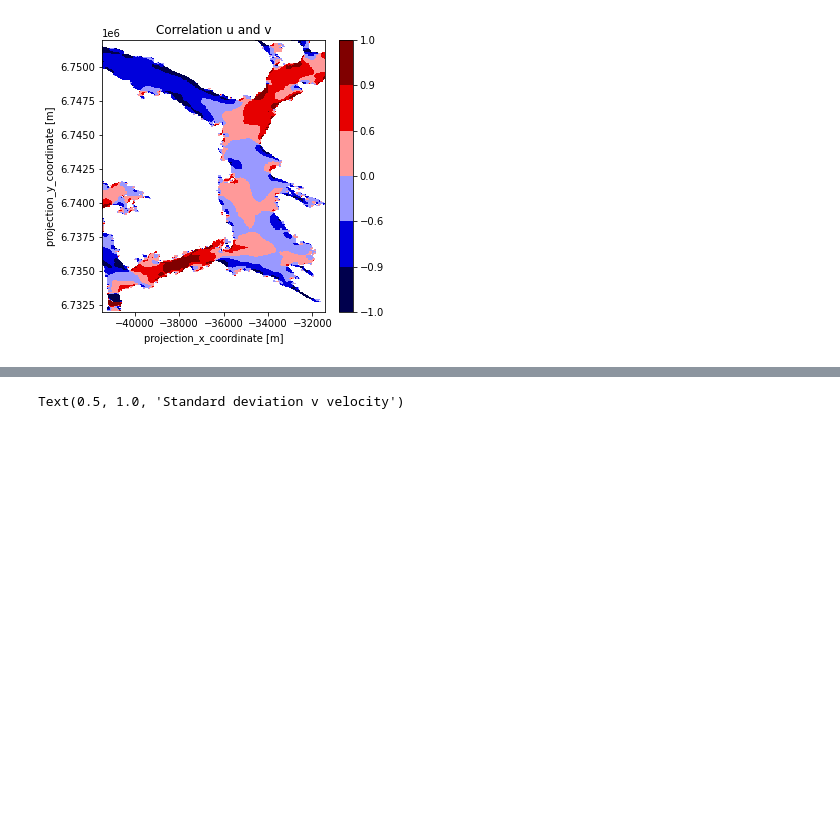
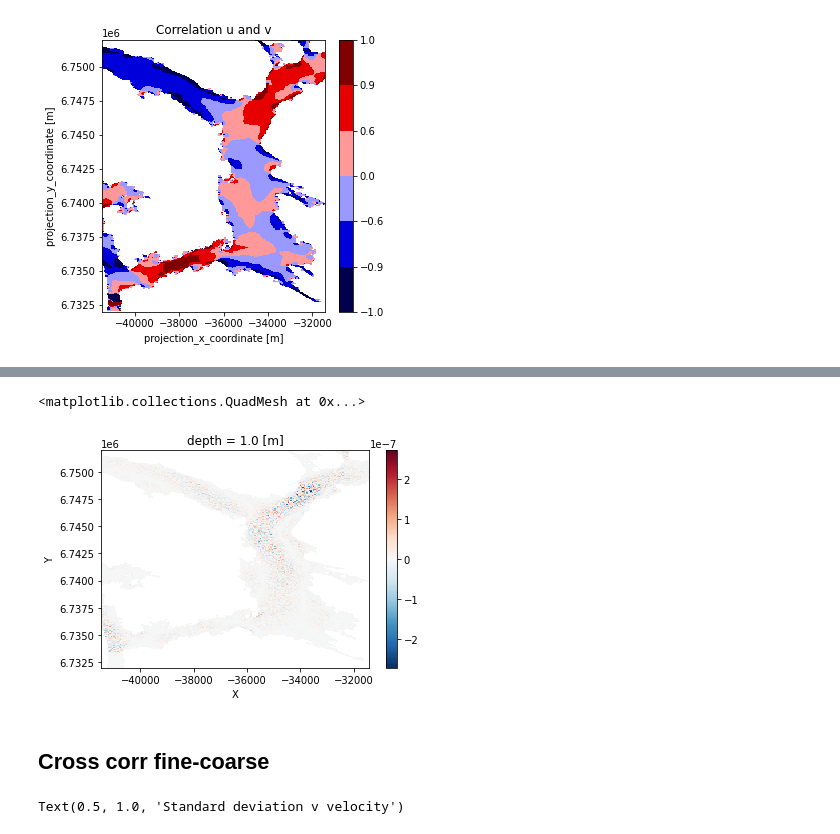
Before and after one commit to galendal/FACTS, a Jupyter notebook: MCA.ipynb, the cells around one changed output, grey strips where cells are left out. Drawn from its saved outputs; the diff is of its cells as text; code cells hidden in the pictures; blank space fills up the shorter version.

```diff
--- a/MCA.ipynb
+++ b/MCA.ipynb
@@ -63,0 +152,6 @@ Text(0.5, 1.0, 'Correlation u and v')
+# %%
+res['usvd']=(('time','z'),res.A.data@res.U.data.T)
+res['vsvd']=(('time','z'),res.B.data@res.V.data.T)
+res['u']=u
+res['v']=v
+res
@@ -63,0 +178,5 @@ Text(0.5, 1.0, 'Correlation u and v')
+# %%
+(res.vsvd-v).mean(dim='time').unstack('z').plot()
+# %% [output]
+<matplotlib.collections.QuadMesh at 0x...>
+[figure, added]
@@ -64,3 +187,5 @@ Text(0.5, 1.0, 'Correlation u and v')
+# %% [markdown]
+## Cross corr fine-coarse
 # %%
 HRdata=surface.sel(Y=slice(6733400,6737500),X=slice(-40000,-35000))
 # %%
```
Also changed, not shown: parts of 18 cells of this notebook.
